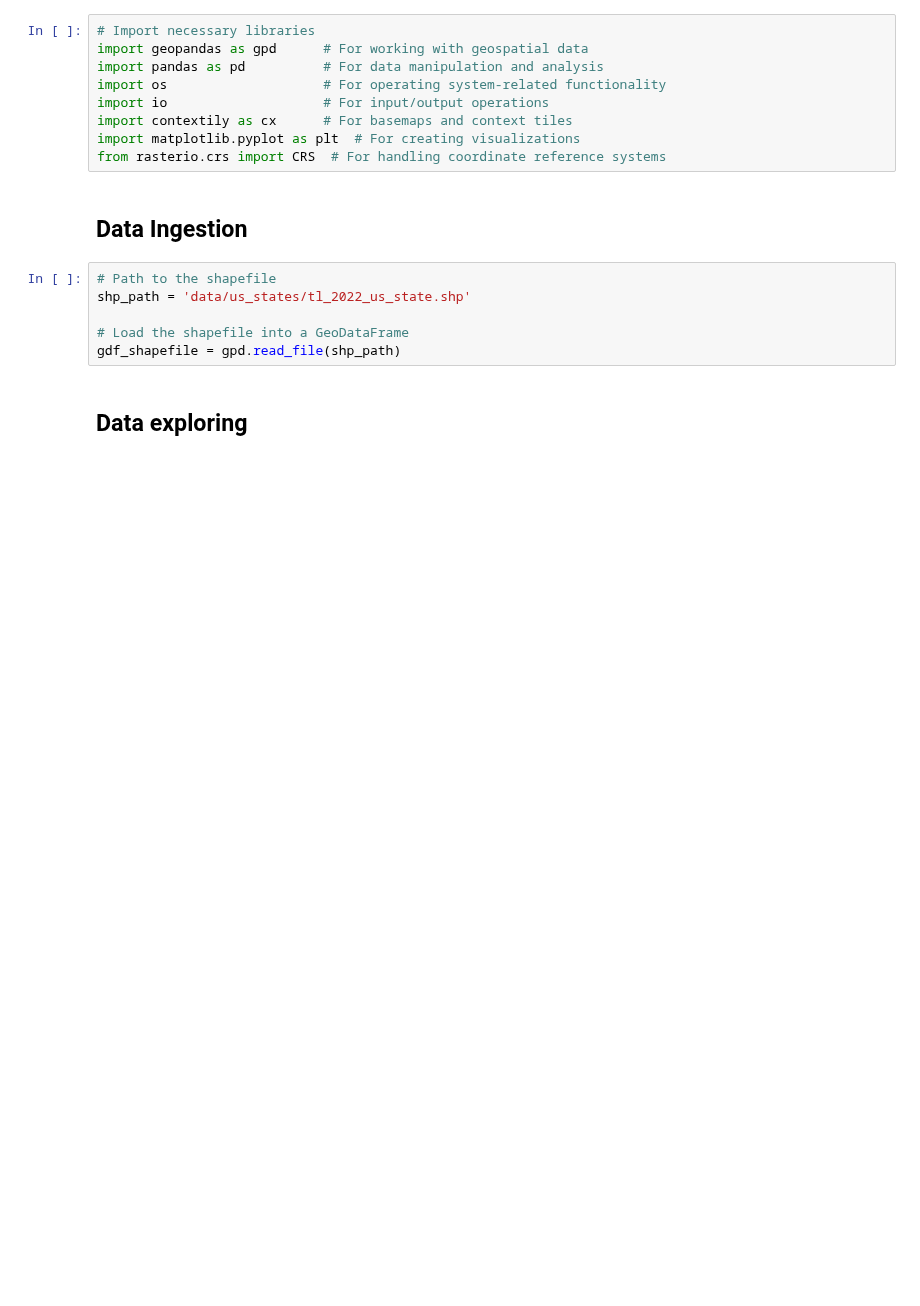
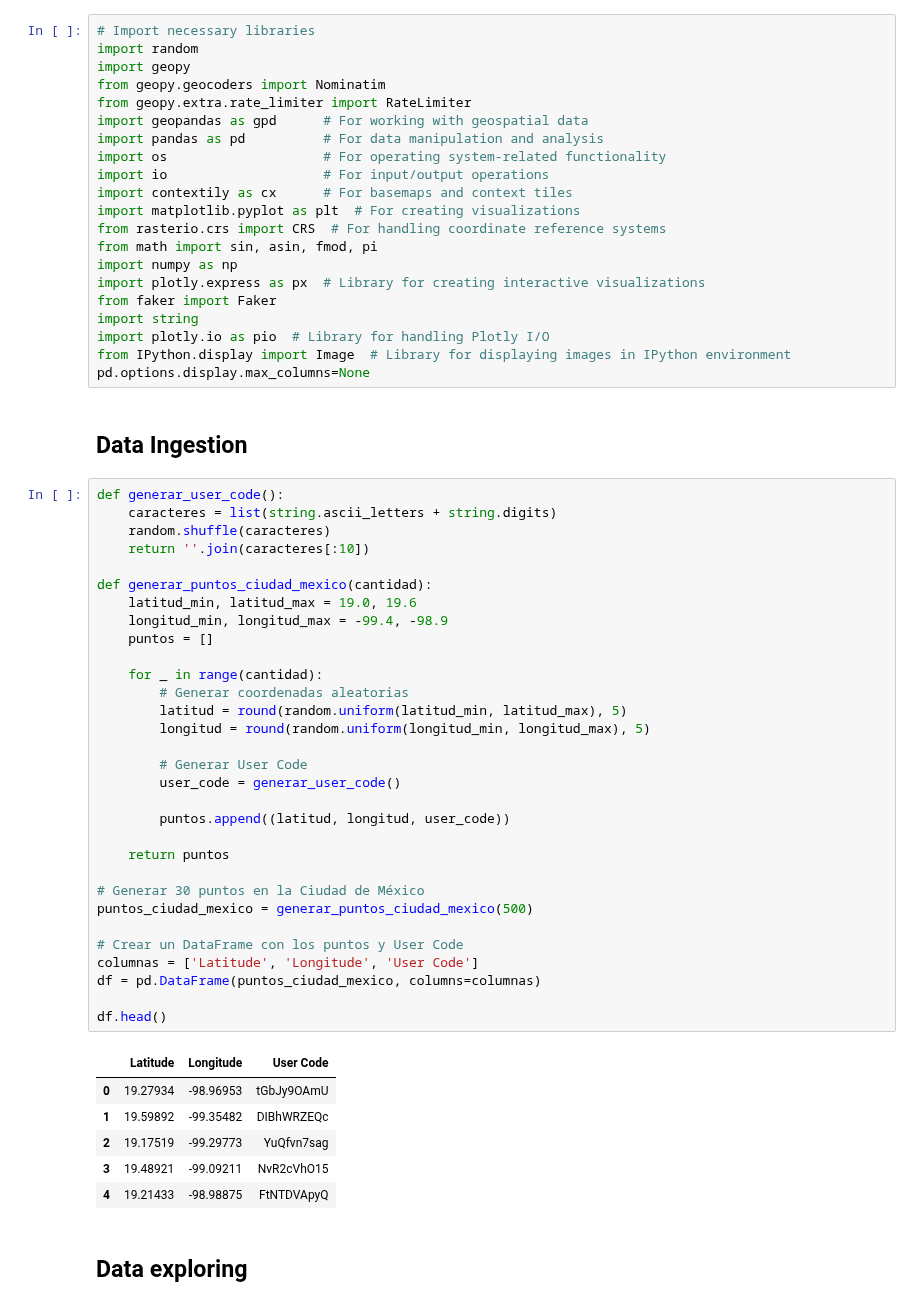
Before and after one commit to oechenique/geocoding, a Jupyter notebook: reverse_geocoding.ipynb, the cells around one changed output. Drawn from its saved outputs; the diff is of its cells as text; blank space fills up the shorter version.

```diff
--- a/reverse_geocoding.ipynb
+++ b/reverse_geocoding.ipynb
@@ -9,5 +6,9 @@
 # %%
 # Import necessary libraries
+import random
+import geopy
+from geopy.geocoders import Nominatim
+from geopy.extra.rate_limiter import RateLimiter
 import geopandas as gpd      # For working with geospatial data
 import pandas as pd          # For data manipulation and analysis
 import os                    # For operating system-related functionality
@@ -15,14 +16,54 @@ import io                    # For input/output operations
 import contextily as cx      # For basemaps and context tiles
 import matplotlib.pyplot as plt  # For creating visualizations
 from rasterio.crs import CRS  # For handling coordinate reference systems
+from math import sin, asin, fmod, pi
+import numpy as np
+import plotly.express as px  # Library for creating interactive visualizations
+from faker import Faker
+import string
+import plotly.io as pio  # Library for handling Plotly I/O
+from IPython.display import Image  # Library for displaying images in IPython environment
+pd.options.display.max_columns=None
 # %% [markdown]
 ## Data Ingestion
-# %%
-# Path to the shapefile
-shp_path = 'data/us_states/tl_2022_us_state.shp'
-
-# Load the shapefile into a GeoDataFrame
-gdf_shapefile = gpd.read_file(shp_path)
+# %%
+def generar_user_code():
+    caracteres = list(string.ascii_letters + string.digits)
+    random.shuffle(caracteres)
+    return ''.join(caracteres[:10])
+
+def generar_puntos_ciudad_mexico(cantidad):
+    latitud_min, latitud_max = 19.0, 19.6
+    longitud_min, longitud_max = -99.4, -98.9
+    puntos = []
+
+    for _ in range(cantidad):
+        # Generar coordenadas aleatorias
+        latitud = round(random.uniform(latitud_min, latitud_max), 5)
+        longitud = round(random.uniform(longitud_min, longitud_max), 5)
+
+        # Generar User Code
+        user_code = generar_user_code()
+
+        puntos.append((latitud, longitud, user_code))
+
+    return puntos
+
+# Generar 30 puntos en la Ciudad de México
+puntos_ciudad_mexico = generar_puntos_ciudad_mexico(500)
+
+# Crear un DataFrame con los puntos y User Code
+columnas = ['Latitude', 'Longitude', 'User Code']
+df = pd.DataFrame(puntos_ciudad_mexico, columns=columnas)
+
+df.head()
+# %% [output]
+|  | Latitude | Longitude | User Code |
+| 0 | 19.27934 | -98.96953 | tGbJy9OAmU |
+| 1 | 19.59892 | -99.35482 | DIBhWRZEQc |
+| 2 | 19.17519 | -99.29773 | YuQfvn7sag |
+| 3 | 19.48921 | -99.09211 | NvR2cVhO15 |
+| 4 | 19.21433 | -98.98875 | FtNTDVApyQ |
 # %% [markdown]
 ## Data exploring
 # %%
```
Also changed, not shown: parts of 12 cells of this notebook, 1 other file.
